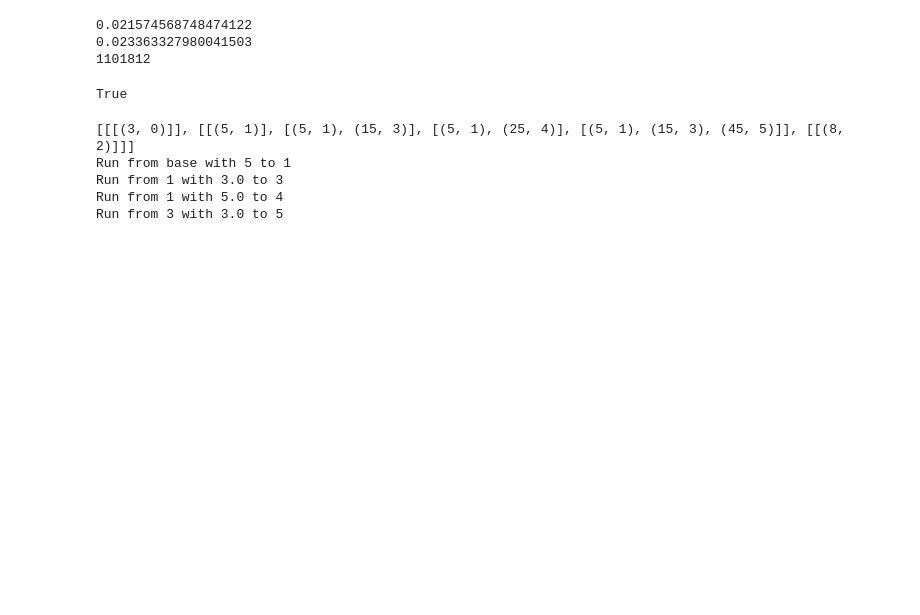
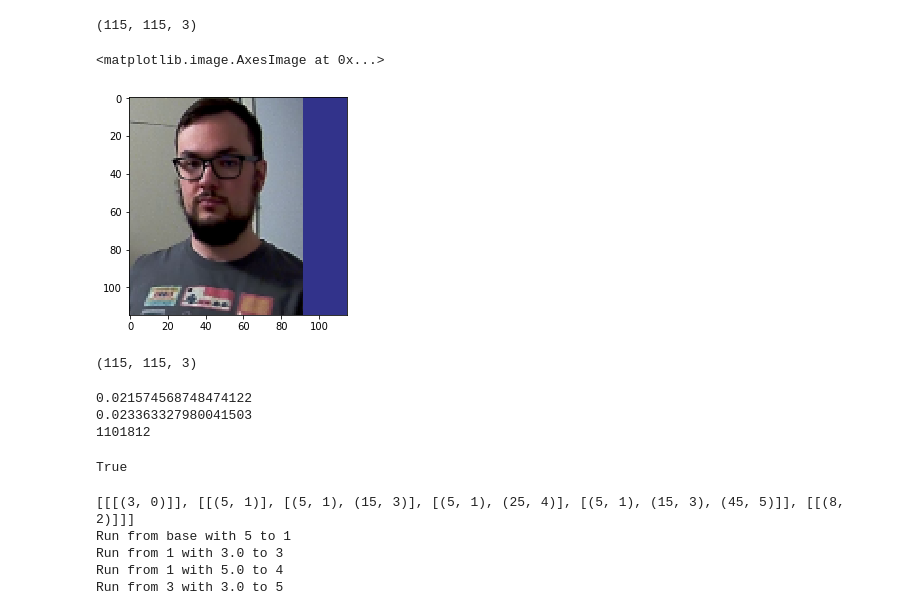
Before and after one commit to Meskupie/Sonicam, a Jupyter notebook: main_application/sonicam/Testing.ipynb, the cells around one changed output. Cells and saved outputs as stored; diff of their text form; code cells hidden in the pictures; blank space fills up the shorter version.

Commit message:
pipeing thumbnails

```diff
--- a/main_application/sonicam/Testing.ipynb
+++ b/main_application/sonicam/Testing.ipynb
@@ -1,3 +12,44 @@
+# %%
+param_thumbnail_shape = (115,115,3)
+param_thumbnail_background = np.array([139,51,50])
+
+bb = np.array([1600,200,400,400])
+c = np.zeros(4)
+c[0:2] = bb[0:2]
+c[2] = bb[0]+bb[2]
+c[3] = bb[1]+bb[3]
+
+# Caluclate indexs in the thumbnail that the scaled video will occupy.
+# Fill remaining area with specified colour
+nx = np.zeros(2,dtype=int)
+nx[0] = int(round(param_thumbnail_shape[0]*((max(c[0],0)-c[0])/(c[2]-c[0]))))
+nx[1] = int(param_thumbnail_shape[0]-round(param_thumbnail_shape[0]*((c[2]-min(c[2],1920))/(c[2]-c[0]))))
+ny = np.zeros(2,dtype=int)
+ny[0] = int(round(param_thumbnail_shape[1]*((max(c[1],0)-c[1])/(c[3]-c[1]))))
+ny[1] = int(param_thumbnail_shape[0]-round(param_thumbnail_shape[1]*((c[3]-min(c[3],1080))/(c[3]-c[1]))))
+
+shape = (nx[1]-nx[0],ny[1]-ny[0])
+
+out = np.array([[param_thumbnail_background]],dtype=np.uint8)
+out = np.repeat(out,param_thumbnail_shape[0],axis=0)
+out = np.repeat(out,param_thumbnail_shape[0],axis=1)
+
+#out[ny[0]:ny[1],nx[0]:nx[1],:] = cv2.resize(frame[int(c[1]):int(c[3]),int(c[0]):int(c[2]),:],shape,interpolation = cv2.INTER_AREA)
+
+out[ny[0]:ny[1],nx[0]:nx[1],:] = cv2.resize(frame[int(c[1]):int(c[3]),int(c[0]):int(c[2]),:],shape,interpolation = cv2.INTER_AREA)
+print(out.shape)
+plt.imshow(cv2.cvtColor(out, cv2.COLOR_BGR2RGB))
+# %% [output]
+(115, 115, 3)
+<matplotlib.image.AxesImage at 0x...>
+[figure, added]
+# %%
+a = np.array([[[1,2,3]]])
+b = np.repeat(a,115,axis=1)
+c = np.repeat(b,115,axis=0)
+print(c.shape)
+# %% [output]
+(115, 115, 3)
 # %%
 import time
 import cv2
```
Also changed, not shown: parts of 1 cell of this notebook, 5 other files.
